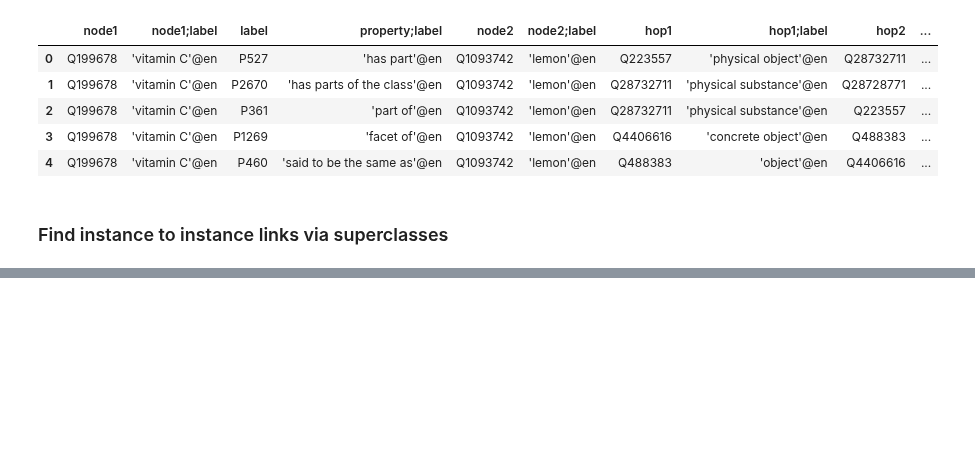
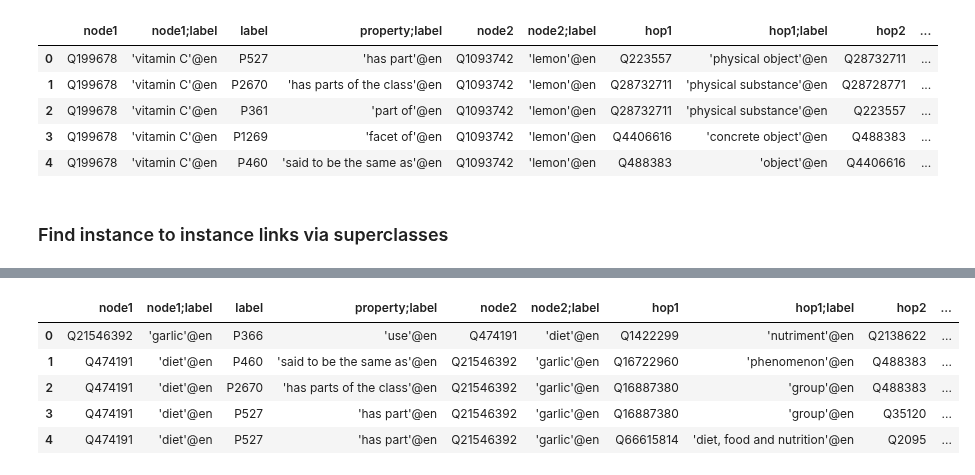
Before and after one commit to usc-isi-i2/kgtk-notebooks, a Jupyter notebook: use-cases/ontology-examples.ipynb, the cells around one changed output, grey strips where cells are left out. Drawn from its saved outputs; the diff is of its cells as text; code cells hidden in the pictures; blank space fills up the shorter version.

```diff
--- a/use-cases/ontology-examples.ipynb
+++ b/use-cases/ontology-examples.ipynb
@@ -342,0 +407,9 @@ find_instance_instance_links_via_superclass_and_subclass("Q199678", "Q1093742")
+# %%
+find_class_class_links_via_superclass_and_subclass("Q21546392",  "Q474191")
+# %% [output]
+|  | node1 | node1;label | label | property;label | node2 | node2;label | hop1 | hop1;label | hop2 | ... |
+| 0 | Q21546392 | 'garlic'@en | P366 | 'use'@en | Q474191 | 'diet'@en | Q1422299 | 'nutriment'@en | Q2138622 | ... |
+| 1 | Q474191 | 'diet'@en | P460 | 'said to be the same as'@en | Q21546392 | 'garlic'@en | Q16722960 | 'phenomenon'@en | Q488383 | ... |
+| 2 | Q474191 | 'diet'@en | P2670 | 'has parts of the class'@en | Q21546392 | 'garlic'@en | Q16887380 | 'group'@en | Q488383 | ... |
+| 3 | Q474191 | 'diet'@en | P527 | 'has part'@en | Q21546392 | 'garlic'@en | Q16887380 | 'group'@en | Q35120 | ... |
+| 4 | Q474191 | 'diet'@en | P527 | 'has part'@en | Q21546392 | 'garlic'@en | Q66615814 | 'diet, food and nutrition'@en | Q2095 | ... |
```
Also changed, not shown: parts of 8 cells of this notebook.
